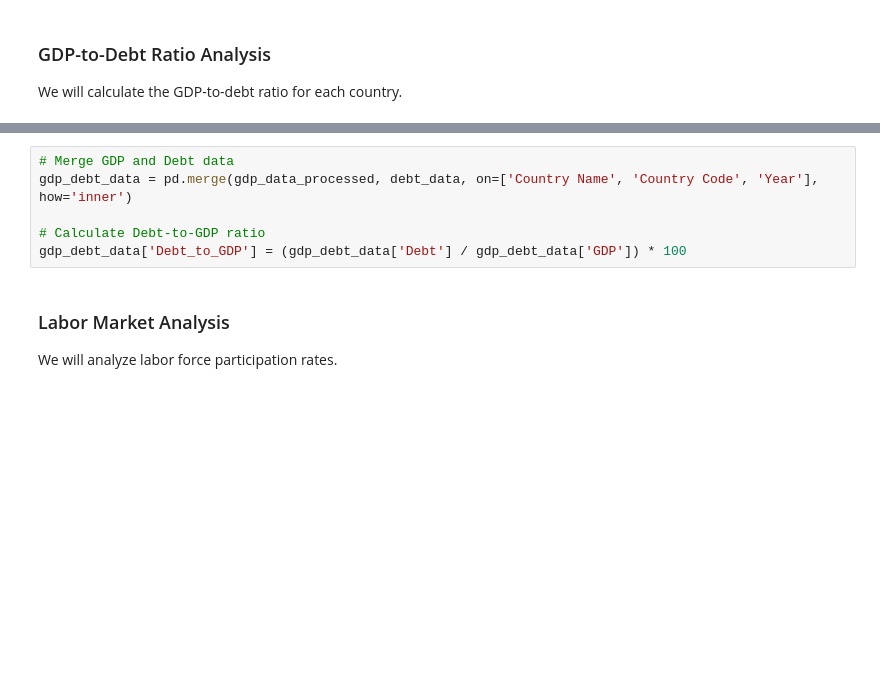
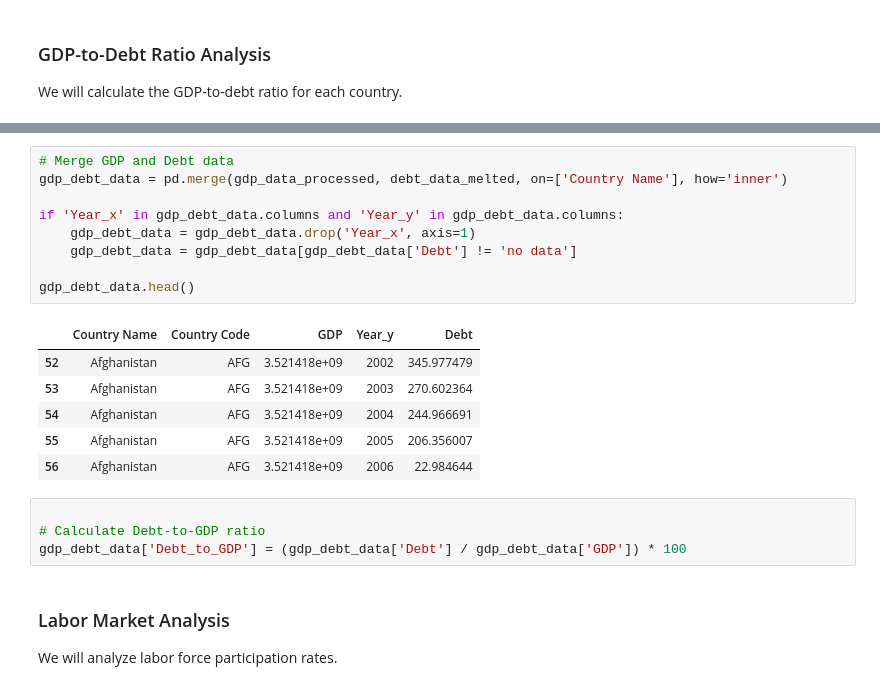
Before and after one commit to DJ-Greenwood/Population-decline, a Jupyter notebook: Demographic_Shift_on_Global_Economy_and_Fiscal_Stability.ipynb, the cells around one changed output, grey strips where cells are left out. Saved outputs shown, nothing was run; the diff lists cells and outputs as text; blank space fills up the shorter version.

```diff
--- a/Demographic_Shift_on_Global_Economy_and_Fiscal_Stability.ipynb
+++ b/Demographic_Shift_on_Global_Economy_and_Fiscal_Stability.ipynb
@@ -138,6 +206,20 @@ We will calculate the GDP-to-debt ratio for each country.
+# %%
+# Merge GDP and Debt data
+gdp_debt_data = pd.merge(gdp_data_processed, debt_data_melted, on=['Country Name'], how='inner')
+
+if 'Year_x' in gdp_debt_data.columns and 'Year_y' in gdp_debt_data.columns:
+    gdp_debt_data = gdp_debt_data.drop('Year_x', axis=1)
+    gdp_debt_data = gdp_debt_data[gdp_debt_data['Debt'] != 'no data']
+
+gdp_debt_data.head()
+# %% [output]
+|  | Country Name | Country Code | GDP | Year_y | Debt |
+| 52 | Afghanistan | AFG | 3.521418e+09 | 2002 | 345.977479 |
+| 53 | Afghanistan | AFG | 3.521418e+09 | 2003 | 270.602364 |
+| 54 | Afghanistan | AFG | 3.521418e+09 | 2004 | 244.966691 |
+| 55 | Afghanistan | AFG | 3.521418e+09 | 2005 | 206.356007 |
+| 56 | Afghanistan | AFG | 3.521418e+09 | 2006 | 22.984644 |
 # %%
-# Merge GDP and Debt data
-gdp_debt_data = pd.merge(gdp_data_processed, debt_data, on=['Country Name', 'Country Code', 'Year'], how='inner')
 
 # Calculate Debt-to-GDP ratio
 gdp_debt_data['Debt_to_GDP'] = (gdp_debt_data['Debt'] / gdp_debt_data['GDP']) * 100
```
Also changed, not shown: parts of 13 cells of this notebook, 4 other files.
